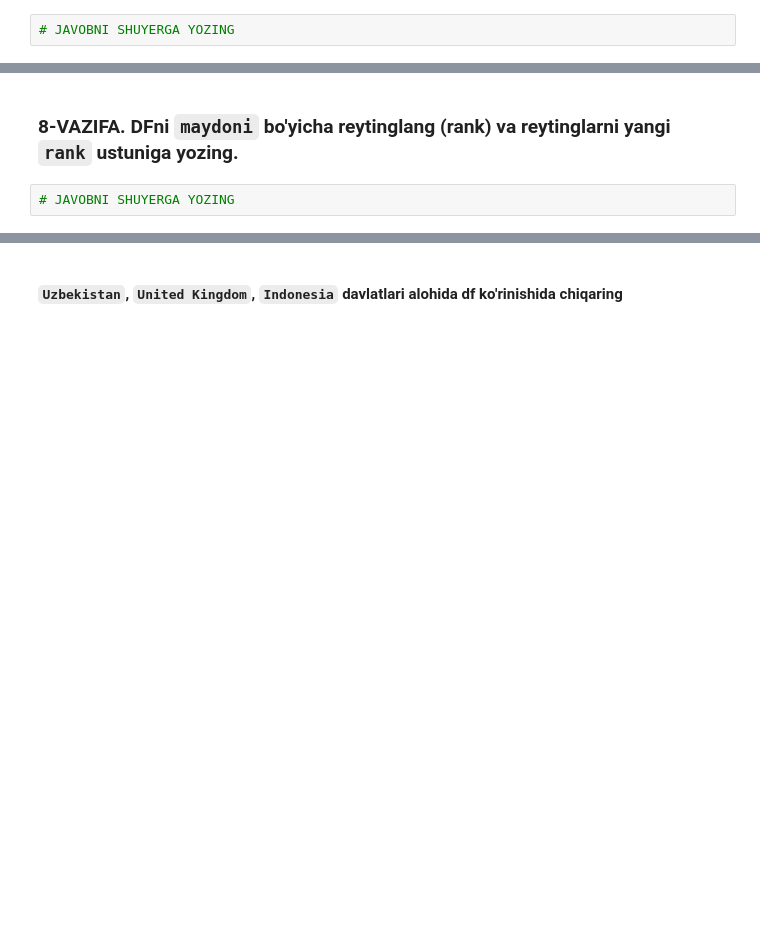
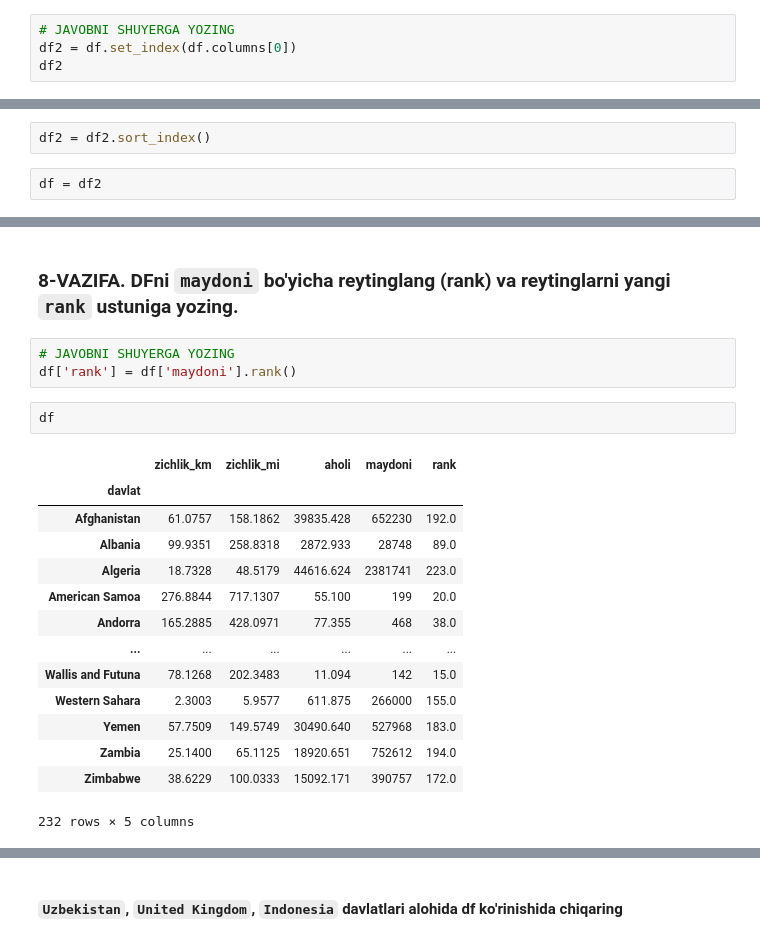
Before and after one commit to IlyasNasirov/notebook, a Jupyter notebook: 03_PANDAS_yakuniy_vazifa.ipynb, the cells around one changed output, grey strips where cells are left out. Cells and saved outputs as stored; diff of their text form; blank space fills up the shorter version.

```diff
--- a/03_PANDAS_yakuniy_vazifa.ipynb
+++ b/03_PANDAS_yakuniy_vazifa.ipynb
@@ -63,2 +144,4 @@ DF indeksi sifatida davlatning zichlik reytingi olingan (aholi eng zich yashaydi
 # %%
 # JAVOBNI SHUYERGA YOZING
+df2 = df.set_index(df.columns[0])
+df2
@@ -65,2 +163,6 @@ DF indeksi sifatida davlatning zichlik reytingi olingan (aholi eng zich yashaydi
+# %%
+df2 = df2.sort_index()
+# %%
+df = df2
 # %%
 #@title Kutilayotgan natija
@@ -107,5 +242,23 @@ DF ni `aholi` ustuni bo'yicha kamayish tartibida tahlang va aholisi eng kam 10 t
 ### 8-VAZIFA. DFni `maydoni` bo'yicha reytinglang (rank) va reytinglarni yangi `rank` ustuniga yozing.
 # %%
 # JAVOBNI SHUYERGA YOZING
+df['rank'] = df['maydoni'].rank()
+# %%
+df
+# %% [output]
+|  | zichlik_km | zichlik_mi | aholi | maydoni | rank |
+| davlat |  |  |  |  |  |
+| Afghanistan | 61.0757 | 158.1862 | 39835.428 | 652230 | 192.0 |
+| Albania | 99.9351 | 258.8318 | 2872.933 | 28748 | 89.0 |
+| Algeria | 18.7328 | 48.5179 | 44616.624 | 2381741 | 223.0 |
+| American Samoa | 276.8844 | 717.1307 | 55.100 | 199 | 20.0 |
+| Andorra | 165.2885 | 428.0971 | 77.355 | 468 | 38.0 |
+| ... | ... | ... | ... | ... | ... |
+| Wallis and Futuna | 78.1268 | 202.3483 | 11.094 | 142 | 15.0 |
+| Western Sahara | 2.3003 | 5.9577 | 611.875 | 266000 | 155.0 |
+| Yemen | 57.7509 | 149.5749 | 30490.640 | 527968 | 183.0 |
+| Zambia | 25.1400 | 65.1125 | 18920.651 | 752612 | 194.0 |
+| Zimbabwe | 38.6229 | 100.0333 | 15092.171 | 390757 | 172.0 |
+232 rows × 5 columns
 # %%
 #@title Kutilgan natija
```
Also changed, not shown: parts of 26 cells of this notebook.
